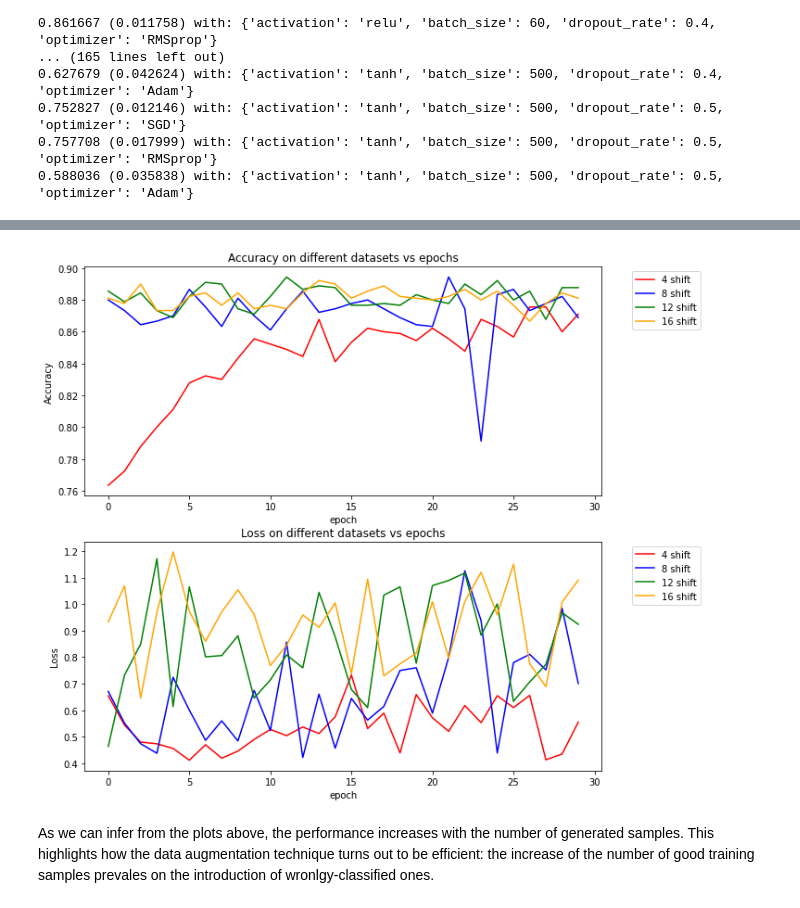
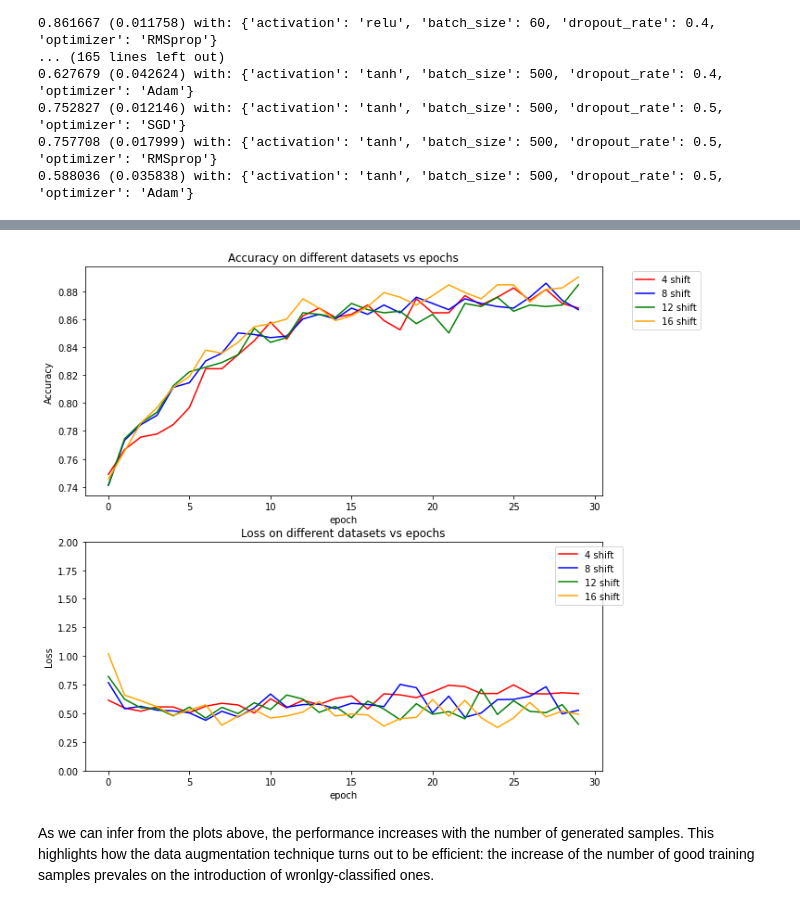
Before and after one commit to giuliacampesan/UniversityAssignments, a Jupyter notebook: 02_week/LoCPdown_exercise2.ipynb, the cells around one changed output, grey strips where cells are left out. Cells and saved outputs as stored; diff of their text form; code cells hidden in the pictures.

```diff
--- a/02_week/LoCPdown_exercise2.ipynb
+++ b/02_week/LoCPdown_exercise2.ipynb
@@ -646,8 +609,6 @@ shifted_x_list = [sx_train_4, sx_train_8, sx_train_12, sx_train_16]
 shifted_y_list = [y_train_4, y_train_8, y_train_12, y_train_16]
 batch_size = 60
 color = ['red', 'blue', 'green', 'orange']
-
-model_shift = create_model(optimizer='RMSprop', activation='relu', dropout_rate=0.2) #Best model from GridSearch
 
 
 for i in range(len(shifted_x_list)):
@@ -659,7 +620,7 @@ for i in range(len(shifted_x_list)):
             x_train[j][k*4 + onehc[shifted_x_list[i][j][k]]] = 1 #for every step in string you jump of 4 i the autoencpding
 
 
-
+    model_shift = create_model(optimizer='RMSprop', activation='relu', dropout_rate=0.2) #Best model from GridSearch
 
     model_shift.compile(loss='binary_crossentropy',
                     optimizer='RMSprop',
@@ -677,6 +638,7 @@ for i in range(len(shifted_x_list)):
 
     # print performance
     print()
+    print('With ', i*4+3, 'shifts:')
     print('Test loss:', score[0])
     print('Test accuracy:', score[1])
 
@@ -700,5 +662,5 @@ for i in range(len(shifted_x_list)):
     ax[1].set_ylabel('Loss')
     ax[1].set_xlabel('epoch')
     ax[1].legend(bbox_to_anchor=(1.05, 1))
-    #ax[1].set_ylim(0.2,0.7)
+    ax[1].set_ylim(0,2)
 # %% [output]
@@ -716,3 +682,3 @@ Test accuracy: 0.8811110854148865
-[figure, old version]
+[figure, new version]
 # %% [markdown]
 As we can infer from the plots above, the performance increases with the number of generated samples. This highlights how the data augmentation technique turns out to be efficient: the increase of the number of good training samples prevales on the introduction of wronlgy-classified ones.
```
Also changed, not shown: parts of 18 cells of this notebook.
